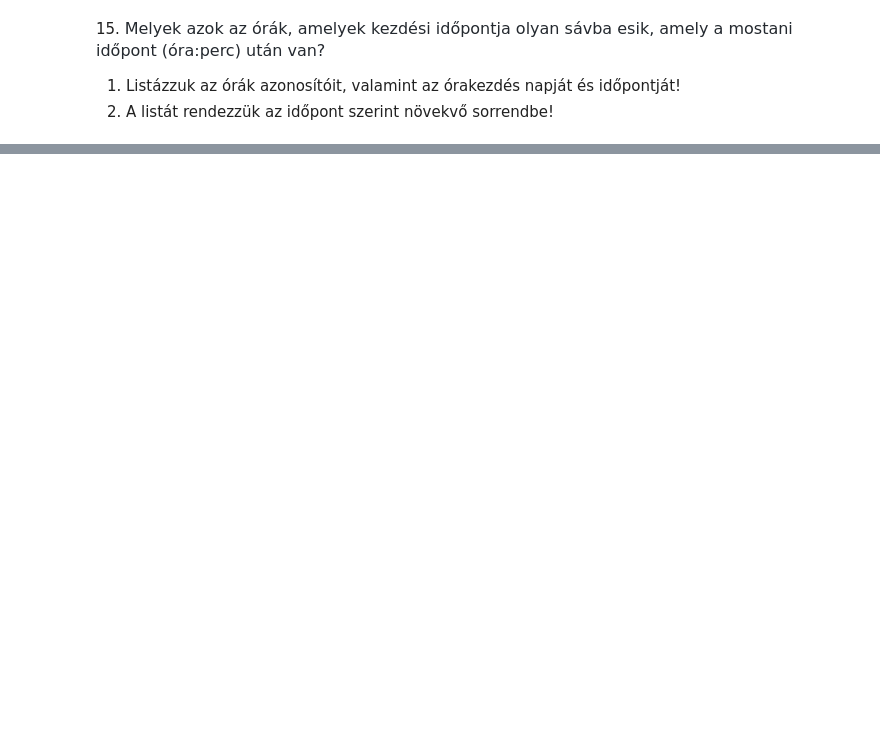
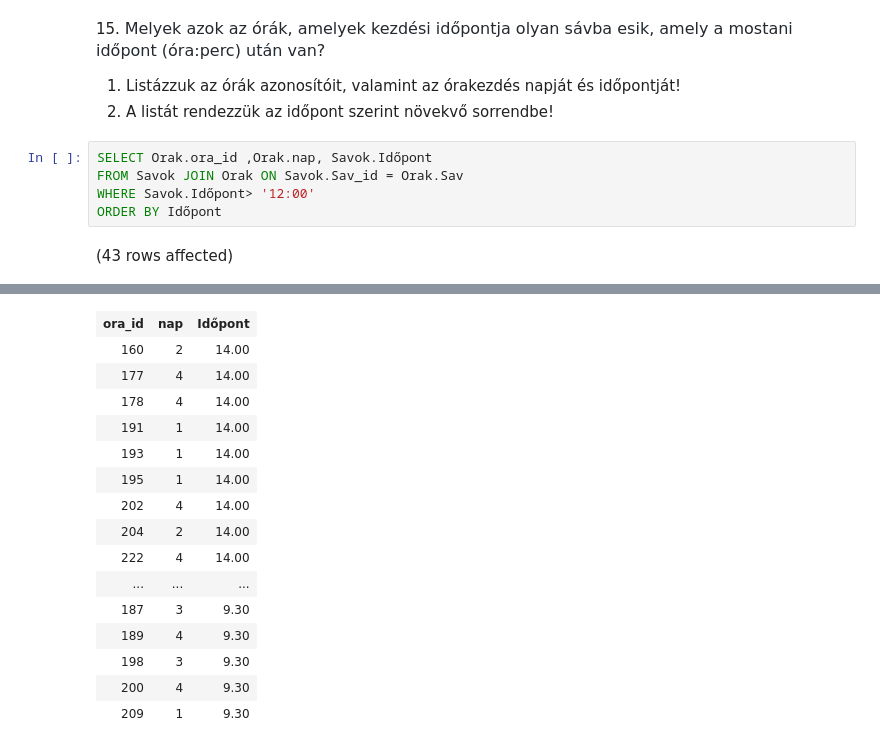
Before and after one commit to Munti05/sql_gyak, a Jupyter notebook: gyakorlat02_feladatok_sajat.ipynb, the cells around one changed output, grey strips where cells are left out. Drawn from its saved outputs; the diff is of its cells as text; blank space fills up the shorter version.

```diff
--- a/gyakorlat02_feladatok_sajat.ipynb
+++ b/gyakorlat02_feladatok_sajat.ipynb
@@ -313,3 +335,10 @@ Total execution time: 00:00:00.025
 
 1. Listázzuk az órák azonosítóit, valamint az órakezdés napját és időpontját!
 2. A listát rendezzük az időpont szerint növekvő sorrendbe!
+# %%
+SELECT Orak.ora_id ,Orak.nap, Savok.Időpont
+FROM Savok JOIN Orak ON Savok.Sav_id = Orak.Sav
+WHERE Savok.Időpont> '12:00'
+ORDER BY Időpont
+# %% [output]
+(43 rows affected)
@@ -315,0 +346,16 @@ Total execution time: 00:00:00.025
+| ora_id | nap | Időpont |
+| 160 | 2 | 14.00 |
+| 177 | 4 | 14.00 |
+| 178 | 4 | 14.00 |
+| 191 | 1 | 14.00 |
+| 193 | 1 | 14.00 |
+| 195 | 1 | 14.00 |
+| 202 | 4 | 14.00 |
+| 204 | 2 | 14.00 |
+| 222 | 4 | 14.00 |
+| ... | ... | ... |
+| 187 | 3 | 9.30 |
+| 189 | 4 | 9.30 |
+| 198 | 3 | 9.30 |
+| 200 | 4 | 9.30 |
+| 209 | 1 | 9.30 |
```
Also changed, not shown: parts of 3 cells of this notebook.
